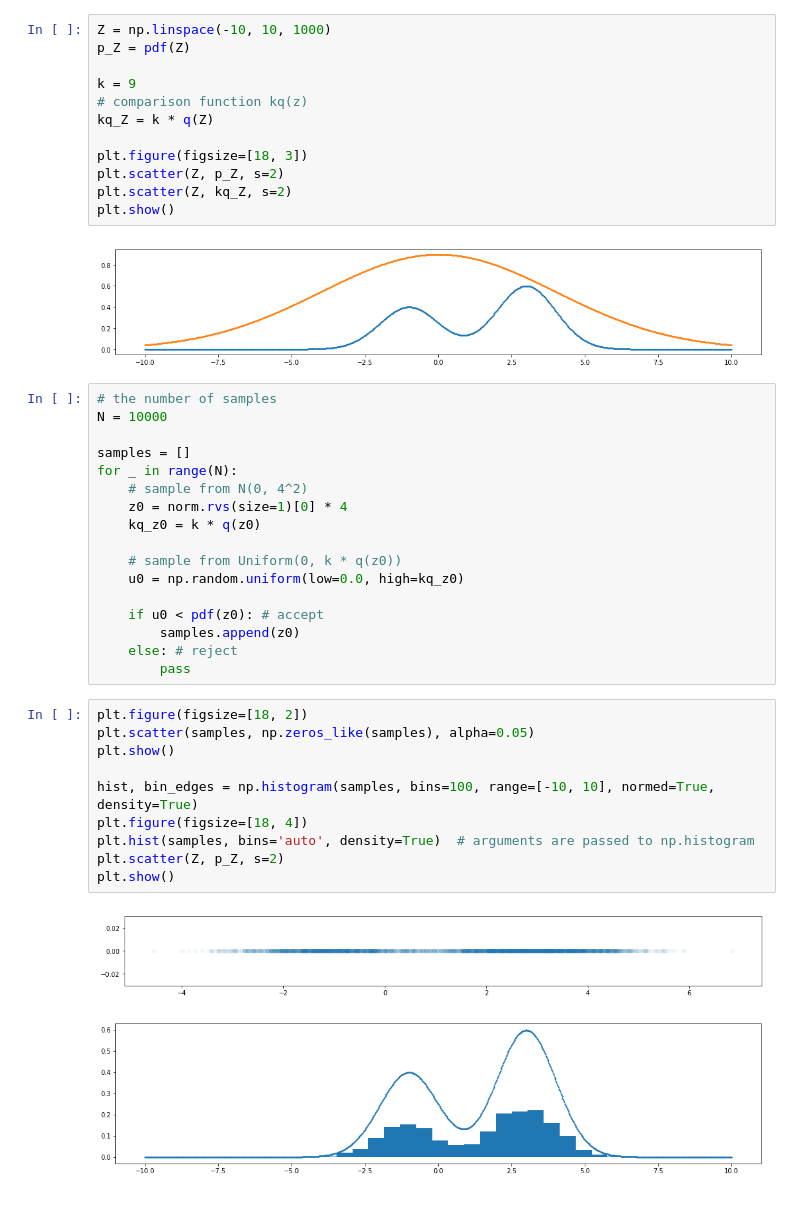
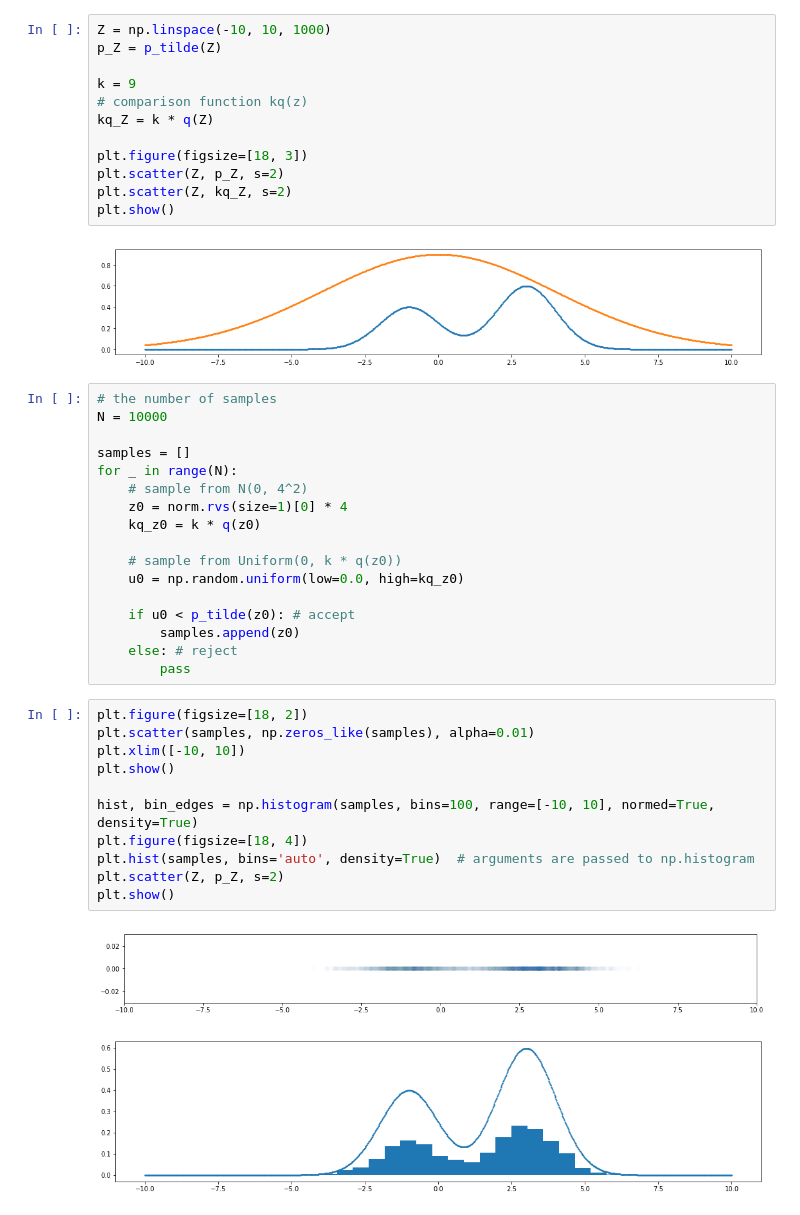
Before and after one commit to scpark20/sampling-methods, a Jupyter notebook: reject sampling.ipynb, the cells around one changed output. Saved outputs shown, nothing was run; the diff lists cells and outputs as text.

```diff
--- a/reject sampling.ipynb
+++ b/reject sampling.ipynb
@@ -12,7 +12,7 @@ def q(z):
     return norm.pdf(z, 0, 4)
 # %%
 Z = np.linspace(-10, 10, 1000)
-p_Z = pdf(Z)
+p_Z = p_tilde(Z)
 
 k = 9
 # comparison function kq(z)
@@ -37,20 +37,21 @@ for _ in range(N):
     # sample from Uniform(0, k * q(z0))
     u0 = np.random.uniform(low=0.0, high=kq_z0)
 
-    if u0 < pdf(z0): # accept
+    if u0 < p_tilde(z0): # accept
         samples.append(z0)
     else: # reject
         pass
 # %%
 plt.figure(figsize=[18, 2])
-plt.scatter(samples, np.zeros_like(samples), alpha=0.05)
+plt.scatter(samples, np.zeros_like(samples), alpha=0.01)
+plt.xlim([-10, 10])
 plt.show()
 
 hist, bin_edges = np.histogram(samples, bins=100, range=[-10, 10], normed=True, density=True)
 plt.figure(figsize=[18, 4])
 plt.hist(samples, bins='auto', density=True)  # arguments are passed to np.histogram
 plt.scatter(Z, p_Z, s=2)
 plt.show()
 # %% [output]
-[figure, old version]
+[figure, new version]
-[figure, old version]
+[figure, new version]
```
